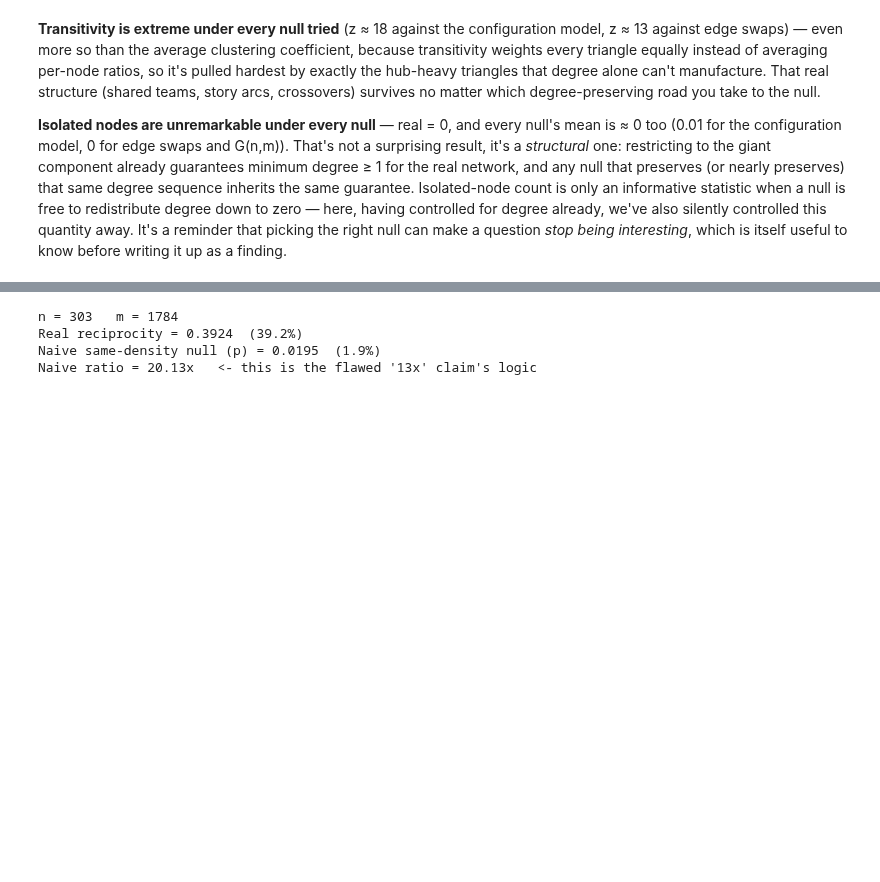
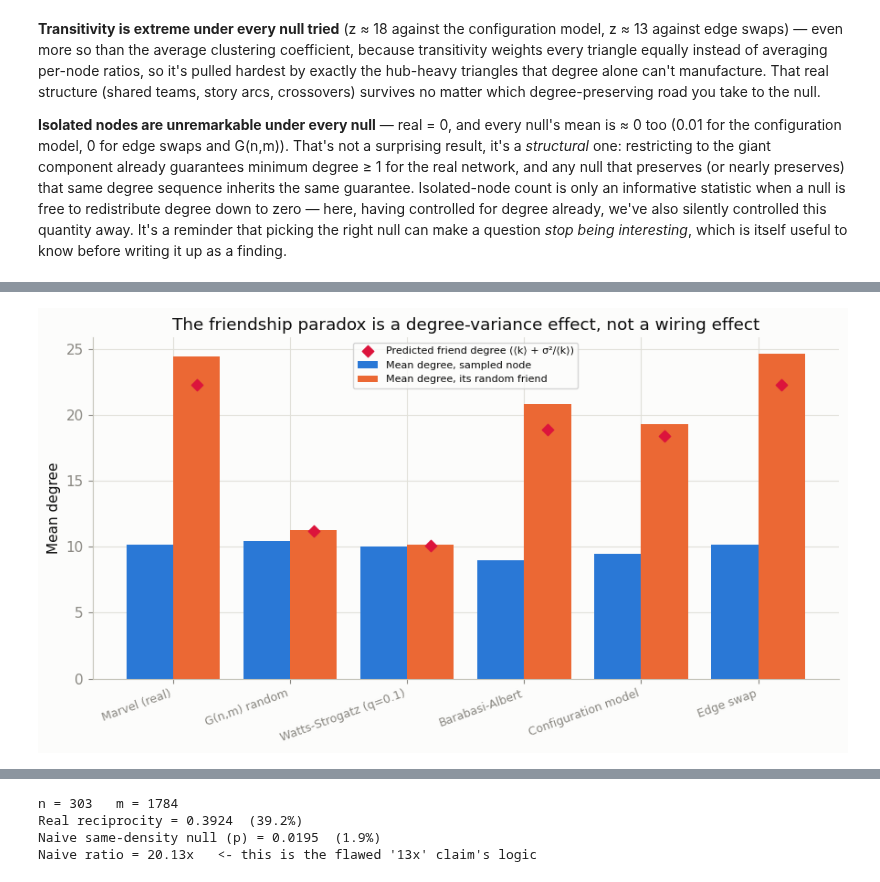
Before and after one commit to kaykay-ng/legendary-sniffle, a Jupyter notebook: notebooks/analysis.ipynb, the cells around one changed output, grey strips where cells are left out. Cells and saved outputs as stored; diff of their text form; code cells hidden in the pictures; blank space fills up the shorter version.

```diff
--- a/notebooks/analysis.ipynb
+++ b/notebooks/analysis.ipynb
@@ -1011,0 +1152,23 @@ itself useful to know before writing it up as a finding.
+# %%
+fig, ax = plt.subplots(figsize=(9, 5))
+names = list(paradox_results.keys())
+x = np.arange(len(names))
+self_vals = [paradox_results[n]['node_deg'] for n in names]
+friend_vals = [paradox_results[n]['friend_deg'] for n in names]
+pred_vals = [paradox_results[n]['predicted_friend_deg'] for n in names]
+
+ax.bar(x - 0.2, self_vals, width=0.4, color='#2a78d6', label='Mean degree, sampled node')
+ax.bar(x + 0.2, friend_vals, width=0.4, color='#eb6834', label='Mean degree, its random friend')
+ax.scatter(x + 0.2, pred_vals, color='crimson', zorder=5, marker='D', s=40,
+           label='Predicted friend degree (⟨k⟩ + σ²/⟨k⟩)')
+ax.set_xticks(x)
+ax.set_xticklabels(names, rotation=20, ha='right', fontsize=9)
+ax.set_ylabel('Mean degree')
+ax.set_title('The friendship paradox is a degree-variance effect, not a wiring effect')
+ax.legend(fontsize=8)
+plt.tight_layout()
+plt.savefig(f'{IMG_DIR}/ex210_friendship_paradox.png', dpi=150, bbox_inches='tight')
+
+plt.show()
+# %% [output]
+[figure, added]
```
Also changed, not shown: parts of 23 cells of this notebook, 13 other files.
